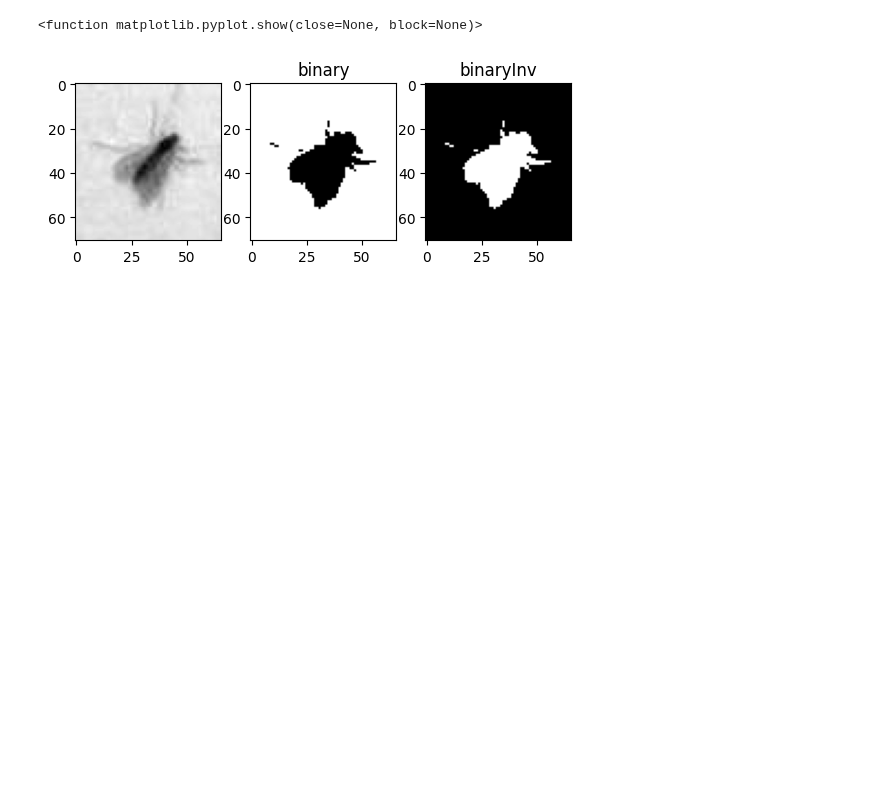
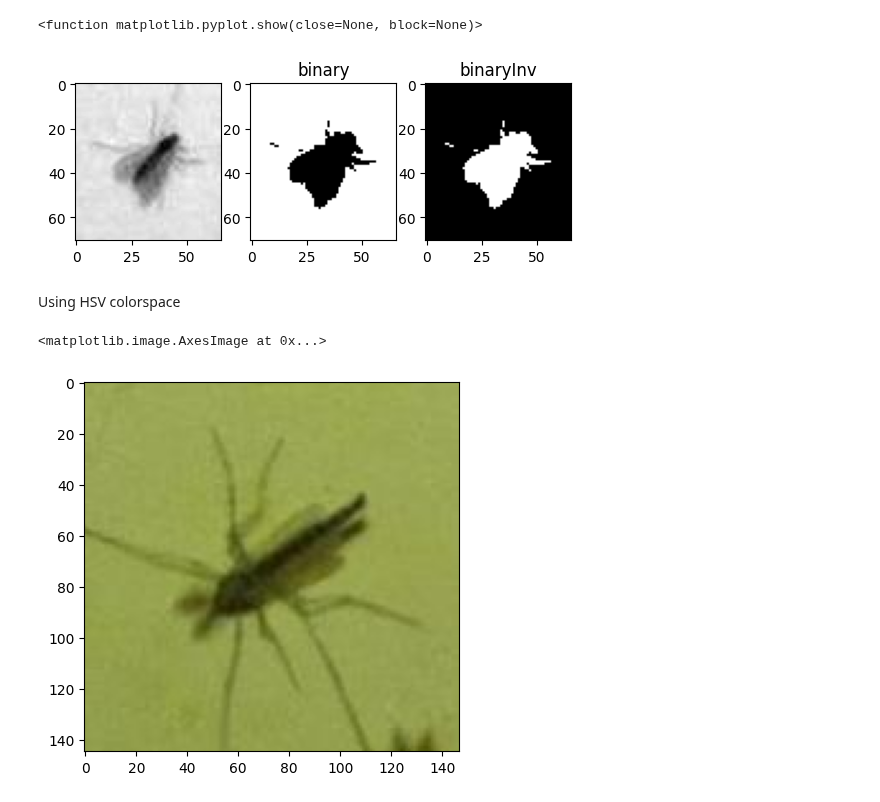
Before and after one commit to martintomov/RB-IBDM, a Jupyter notebook: Experiments/OpenCV Background Threshold/cv-bg-color-threshold.ipynb, the cells around one changed output. Cells and saved outputs as stored; diff of their text form; code cells hidden in the pictures; blank space fills up the shorter version.

```diff
--- a/Experiments/OpenCV Background Threshold/cv-bg-color-threshold.ipynb
+++ b/Experiments/OpenCV Background Threshold/cv-bg-color-threshold.ipynb
@@ -56,3 +58,11 @@ plt.show
 # %% [output]
 <function matplotlib.pyplot.show(close=None, block=None)>
 [figure]
+# %% [markdown]
+Using HSV colorspace
+# %%
+img = io.imread('data/3.jpg')
+plt.imshow(img)
+# %% [output]
+<matplotlib.image.AxesImage at 0x...>
+[figure, added]
```
Also changed, not shown: parts of 4 cells of this notebook.
